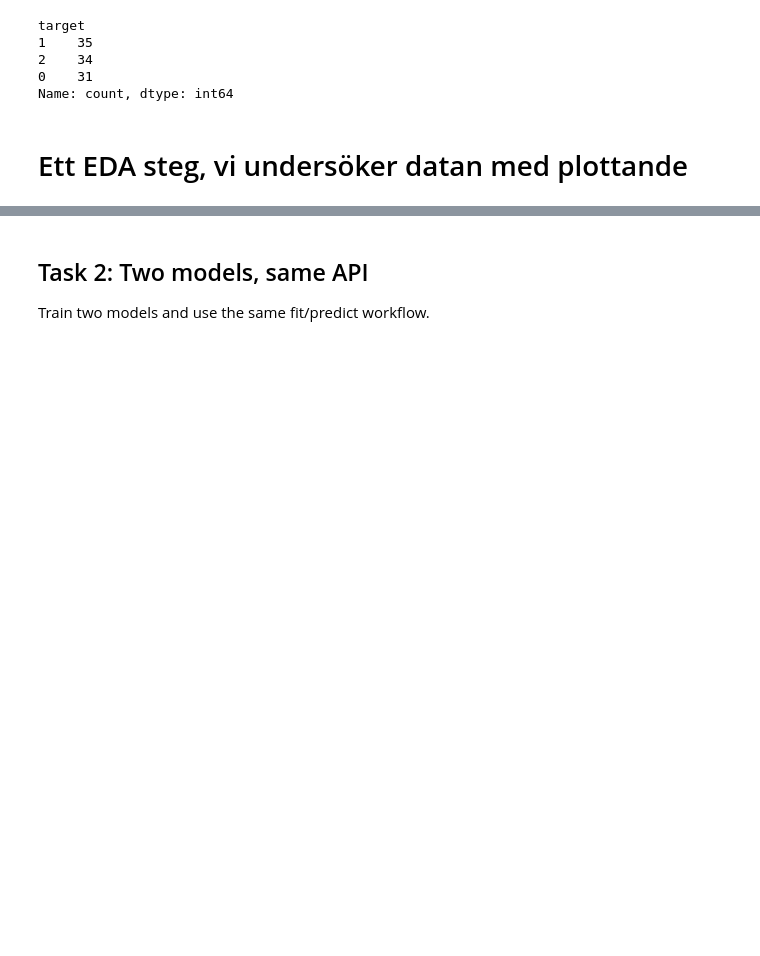
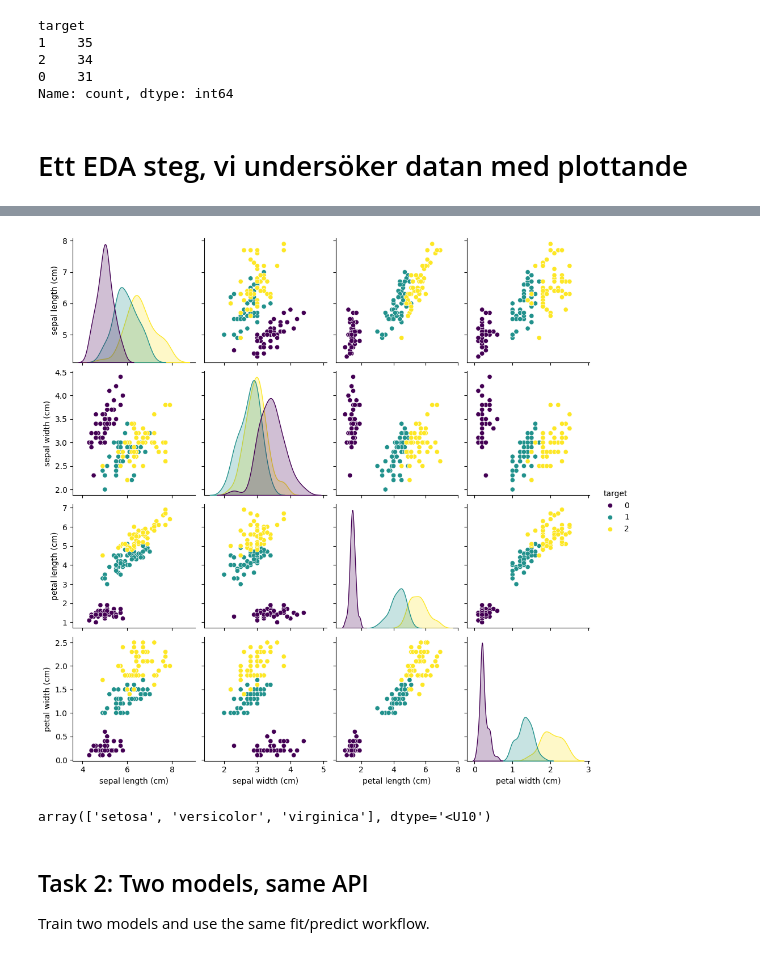
Before and after one commit to AndreasFurth/ML-Frameworks, a Jupyter notebook: L4/L4_assignment_CLASSROOM.ipynb, the cells around one changed output, grey strips where cells are left out. Cells and saved outputs as stored; diff of their text form; code cells hidden in the pictures; blank space fills up the shorter version.

```diff
--- a/L4/L4_assignment_CLASSROOM.ipynb
+++ b/L4/L4_assignment_CLASSROOM.ipynb
@@ -155,3 +174,21 @@ plt.show()
+# %%
+import seaborn as sns
+
+# Seaborn pairplot exempel
+# Seaborn är ett bra komplement till matplotlib.
+# Ett väldigt vanligt användningsområde är pairplot
+# Pairplot plottar högdimensionell data, nedbryten i
+# par av 2-dimensioner, SAMT distribution av
+# alla variabler (histogram)
+
+sns.pairplot(data=data.frame, hue="target", vars=data.feature_names, palette="viridis")
+plt.show()
+# %% [output]
+[figure, added]
+# %%
+target_names
+# %% [output]
+array(['setosa', 'versicolor', 'virginica'], dtype='<U10')
 # %% [markdown]
 ## Task 2: Two models, same API
 Train two models and use the same fit/predict workflow.
```
Also changed, not shown: parts of 2 cells of this notebook, 2 other files.
